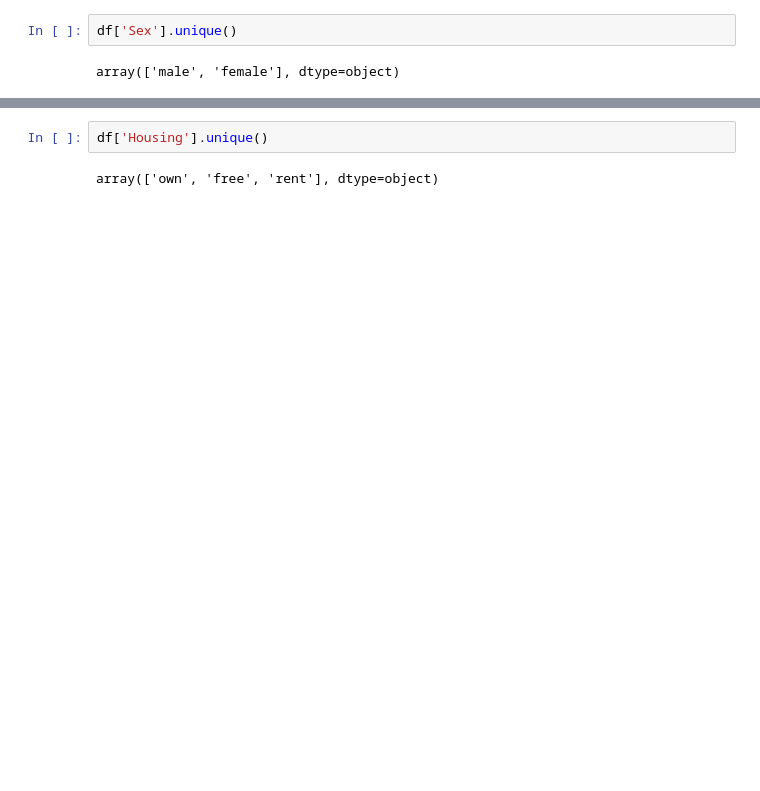
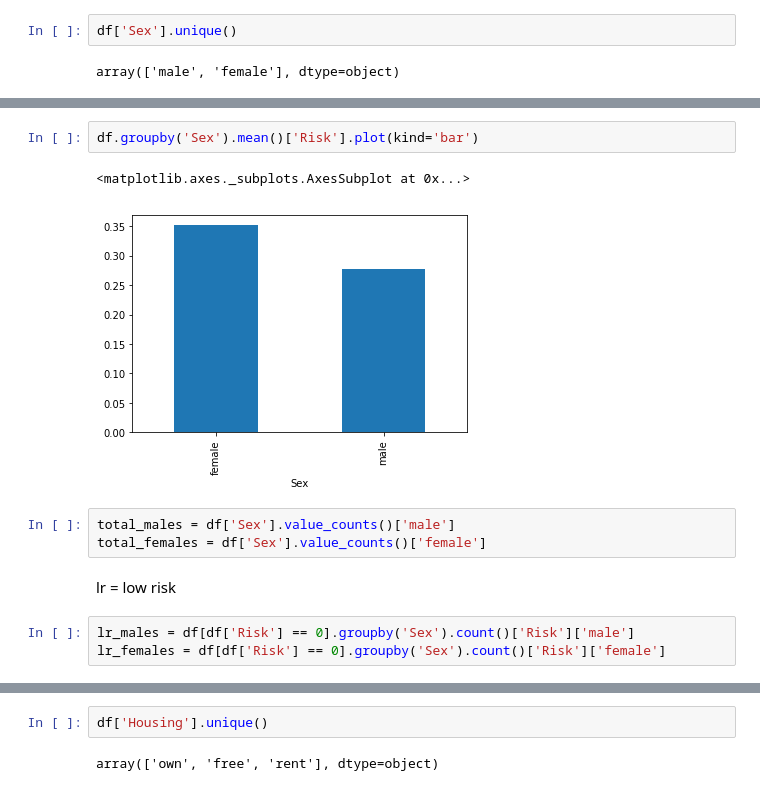
Before and after one commit to dibesa/stratio-certification-use-case, a Jupyter notebook: Notebooks/Model.ipynb, the cells around one changed output, grey strips where cells are left out. Cells and saved outputs as stored; diff of their text form; blank space fills up the shorter version.

```diff
--- a/Notebooks/Model.ipynb
+++ b/Notebooks/Model.ipynb
@@ -64,0 +126,13 @@ array(['male', 'female'], dtype=object)
+# %%
+df.groupby('Sex').mean()['Risk'].plot(kind='bar')
+# %% [output]
+<matplotlib.axes._subplots.AxesSubplot at 0x...>
+[figure, added]
+# %%
+total_males = df['Sex'].value_counts()['male']
+total_females = df['Sex'].value_counts()['female']
+# %% [markdown]
+lr = low risk
+# %%
+lr_males = df[df['Risk'] == 0].groupby('Sex').count()['Risk']['male']
+lr_females = df[df['Risk'] == 0].groupby('Sex').count()['Risk']['female']
```
Also changed, not shown: parts of 78 cells of this notebook, 1 other file.
